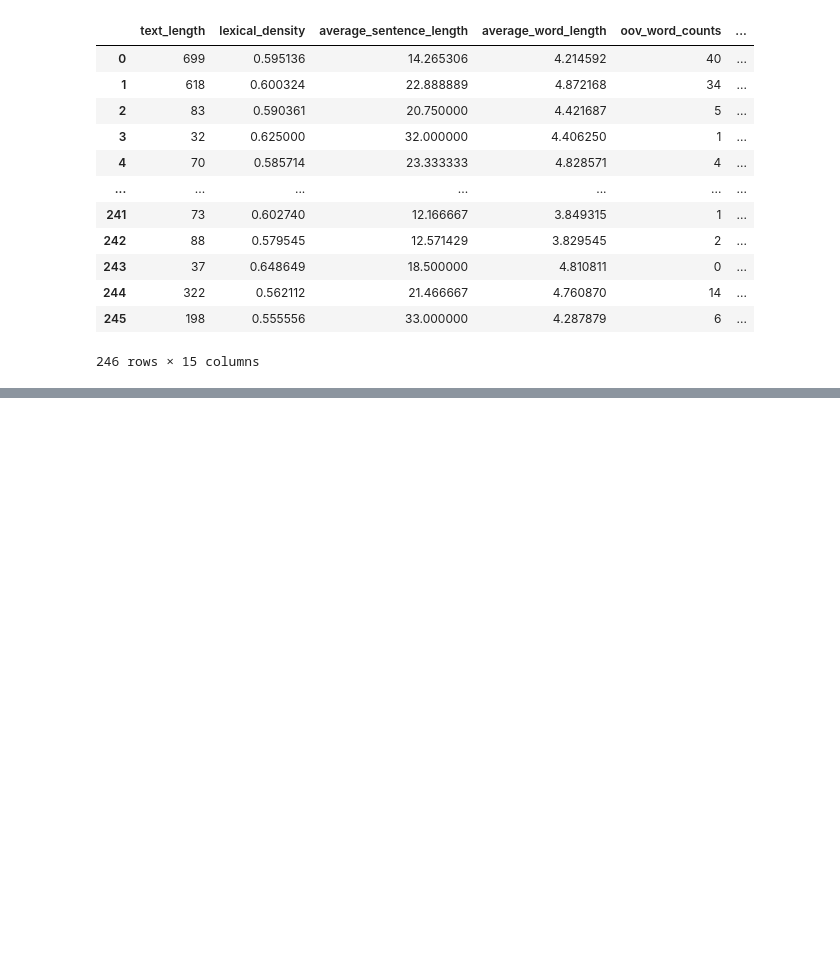
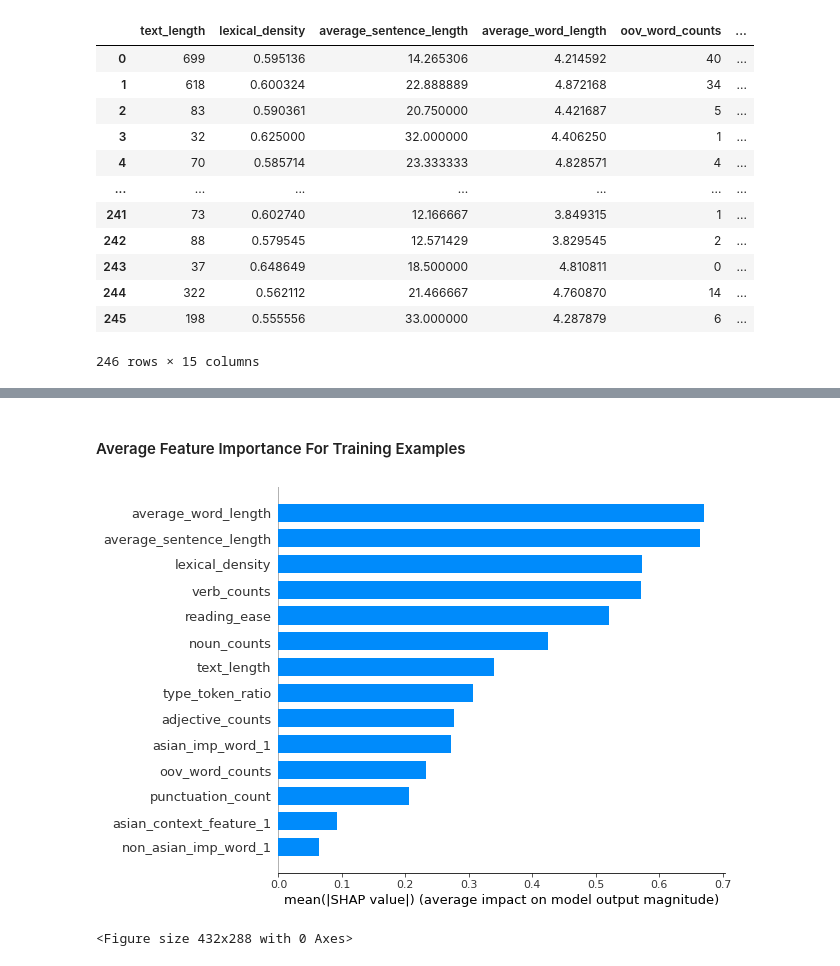
Before and after one commit to sneha012/L2_LanguageLearnerClassification, a Jupyter notebook: soln.ipynb, the cells around one changed output, grey strips where cells are left out. Cells and saved outputs as stored; diff of their text form; code cells hidden in the pictures; blank space fills up the shorter version.

```diff
--- a/soln.ipynb
+++ b/soln.ipynb
@@ -879,0 +1562,5 @@ test_data
+# %%
+standard_scaler_names = pipe_xgb.named_steps['columntransformer'].named_transformers_['standardscaler'].get_feature_names_out().tolist()
+ohe_names = pipe_xgb.named_steps['columntransformer'].named_transformers_['onehotencoder'].get_feature_names_out().tolist()
+
+all_feature_names = standard_scaler_names + ohe_names
@@ -879,0 +1586,7 @@ test_data
+# %%
+X_train_enc = pd.DataFrame(
+    data=column_transformer_shap.transform(X_train),
+    columns=all_feature_names,
+    index=X_train.index,
+)
+X_train_enc.head()
@@ -879,0 +1616,2 @@ test_data
+# %%
+pipe_xgb.fit(X_train, y_train)
@@ -879,0 +1637,3 @@ test_data
+# %%
+xgb_explainer = shap.TreeExplainer(pipe_xgb.named_steps["xgbclassifier"])
+train_xgb_shap_values = xgb_explainer.shap_values(X_train_enc)
@@ -879,0 +1647,8 @@ test_data
+# %% [markdown]
+#### Average Feature Importance For Training Examples
+# %%
+shap.summary_plot(train_xgb_shap_values, X_train_enc, plot_type="bar")
+plt.savefig('bar.png')
+# %% [output]
+[figure, added]
+<Figure size 432x288 with 0 Axes>
```
Also changed, not shown: parts of 89 cells of this notebook.
